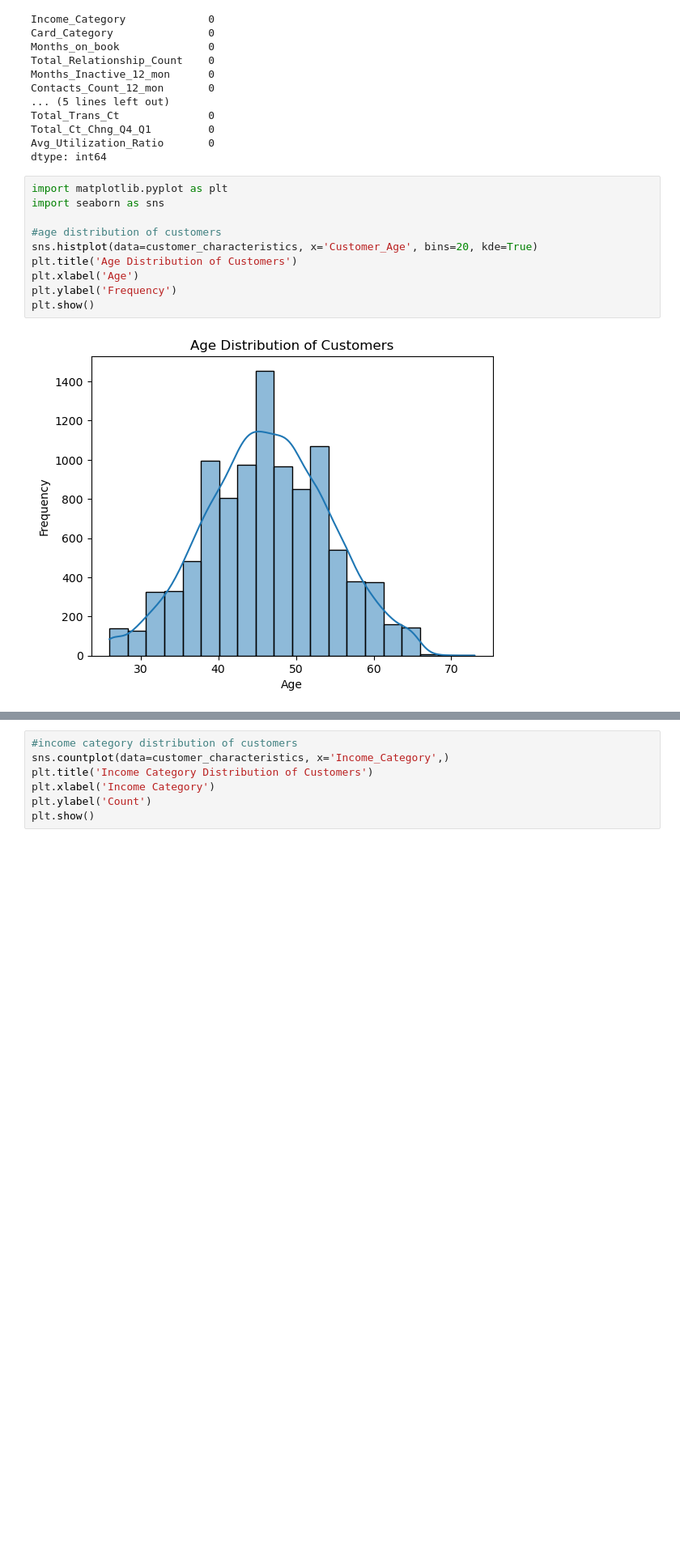
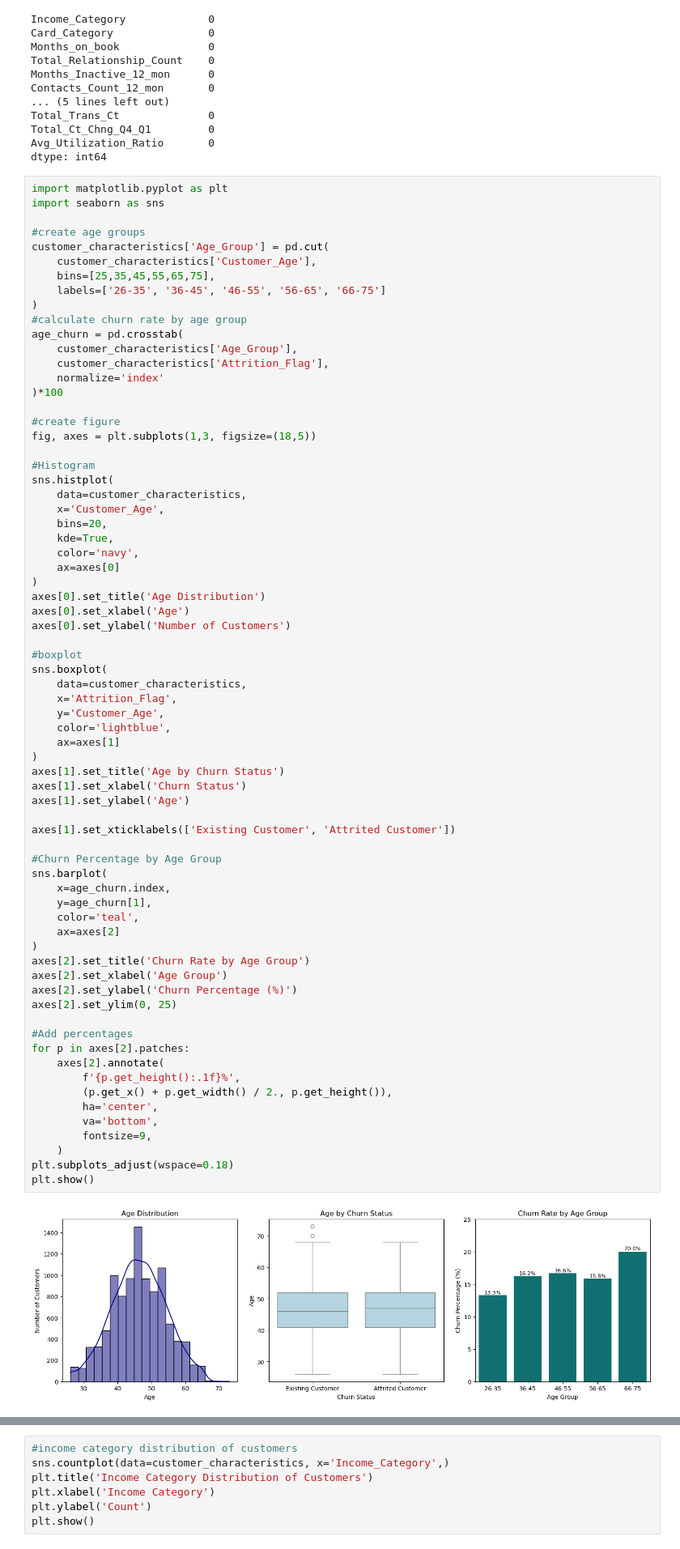
Before and after one commit to gianellarobles/Customer-Churn-Analytics-Predication, a Jupyter notebook: Customer_Churn_AP.ipynb, the cells around one changed output, grey strips where cells are left out. Shown at 81% size. Saved outputs shown, nothing was run; the diff lists cells and outputs as text; blank space fills up the shorter version.

Commit message:
new graphs
continuing customer characteristics visuals

```diff
--- a/Customer_Churn_AP.ipynb
+++ b/Customer_Churn_AP.ipynb
@@ -260,14 +260,74 @@ dtype: int64
 # %%
 import matplotlib.pyplot as plt
 import seaborn as sns
 
-#age distribution of customers
-sns.histplot(data=customer_characteristics, x='Customer_Age', bins=20, kde=True)
-plt.title('Age Distribution of Customers')
-plt.xlabel('Age')
-plt.ylabel('Frequency')
+#create age groups
+customer_characteristics['Age_Group'] = pd.cut(
+    customer_characteristics['Customer_Age'],
+    bins=[25,35,45,55,65,75],
+    labels=['26-35', '36-45', '46-55', '56-65', '66-75']
+)
+#calculate churn rate by age group
+age_churn = pd.crosstab(
+    customer_characteristics['Age_Group'],
+    customer_characteristics['Attrition_Flag'],
+    normalize='index'
+)*100
+
+#create figure
+fig, axes = plt.subplots(1,3, figsize=(18,5))
+
+#Histogram
+sns.histplot(
+    data=customer_characteristics,
+    x='Customer_Age',
+    bins=20,
+    kde=True,
+    color='navy',
+    ax=axes[0]
+)
+axes[0].set_title('Age Distribution')
+axes[0].set_xlabel('Age')
+axes[0].set_ylabel('Number of Customers')
+
+#boxplot
+sns.boxplot(
+    data=customer_characteristics,
+    x='Attrition_Flag',
+    y='Customer_Age',
+    color='lightblue',
+    ax=axes[1]
+)
+axes[1].set_title('Age by Churn Status')
+axes[1].set_xlabel('Churn Status')
+axes[1].set_ylabel('Age')
+
+axes[1].set_xticklabels(['Existing Customer', 'Attrited Customer'])
+
+#Churn Percentage by Age Group
+sns.barplot(
+    x=age_churn.index,
+    y=age_churn[1],
+    color='teal',
+    ax=axes[2]
+)
+axes[2].set_title('Churn Rate by Age Group')
+axes[2].set_xlabel('Age Group')
+axes[2].set_ylabel('Churn Percentage (%)')
+axes[2].set_ylim(0, 25)
+
+#Add percentages
+for p in axes[2].patches:
+    axes[2].annotate(
+        f'{p.get_height():.1f}%',
+        (p.get_x() + p.get_width() / 2., p.get_height()),
+        ha='center',
+        va='bottom',
+        fontsize=9,
+    )
+plt.subplots_adjust(wspace=0.18)
 plt.show()
 # %% [output]
-[figure, old version]
+[figure, new version]
 # %%
 #gender distribution of customers
```
Also changed, not shown: parts of 7 cells of this notebook.
